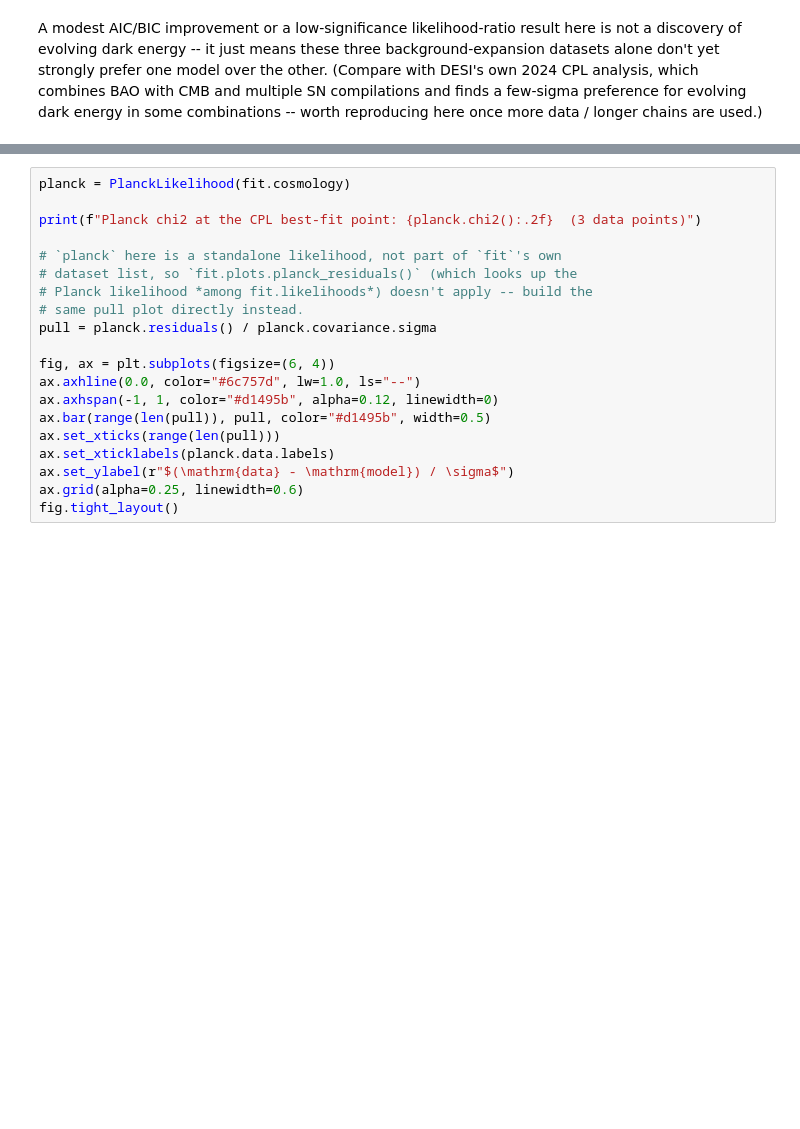
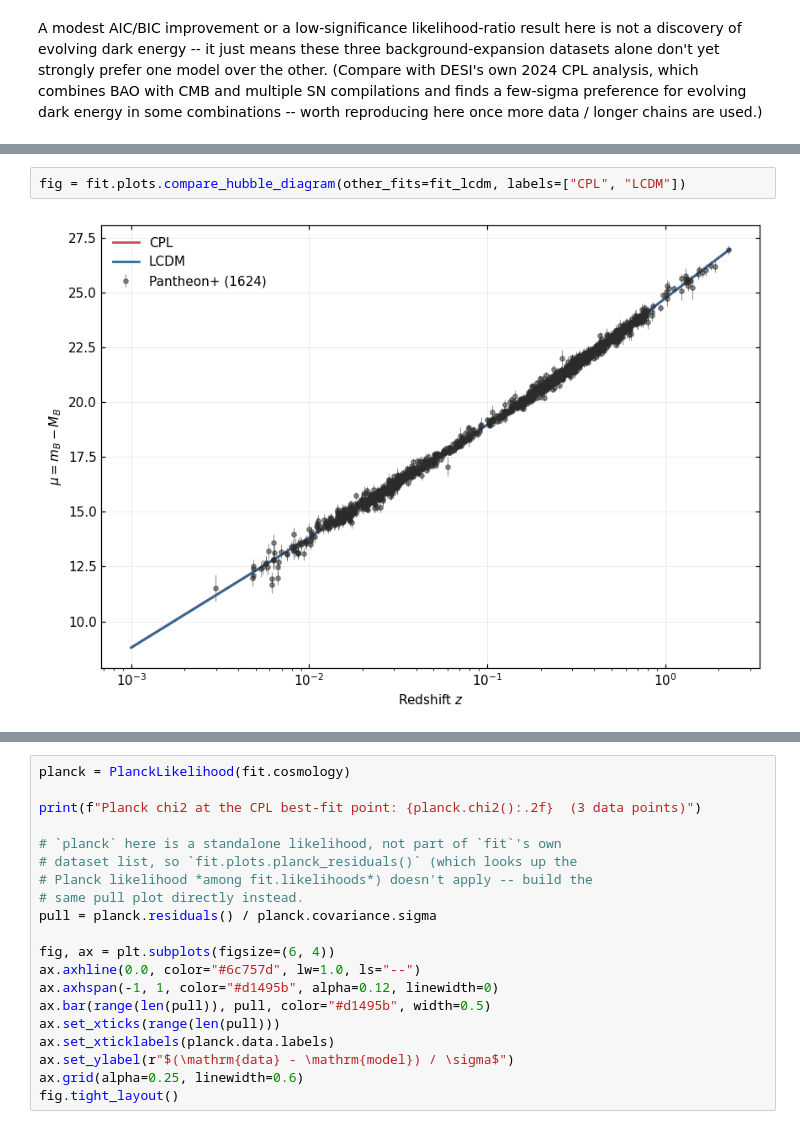
Before and after one commit to salihyesil59/CosmoFit, a Jupyter notebook: examples/cpl_mcmc_analysis.ipynb, the cells around one changed output, grey strips where cells are left out. Cells and saved outputs as stored; diff of their text form; blank space fills up the shorter version.

```diff
--- a/examples/cpl_mcmc_analysis.ipynb
+++ b/examples/cpl_mcmc_analysis.ipynb
@@ -311,0 +331,4 @@ are used.)
+# %%
+fig = fit.plots.compare_hubble_diagram(other_fits=fit_lcdm, labels=["CPL", "LCDM"])
+# %% [output]
+[figure, added]
```
Also changed, not shown: parts of 7 cells of this notebook, 3 other files.
